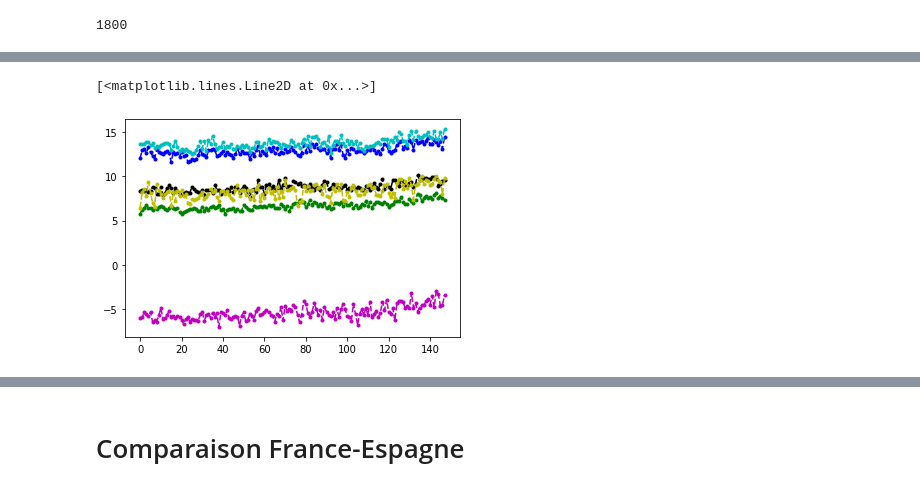
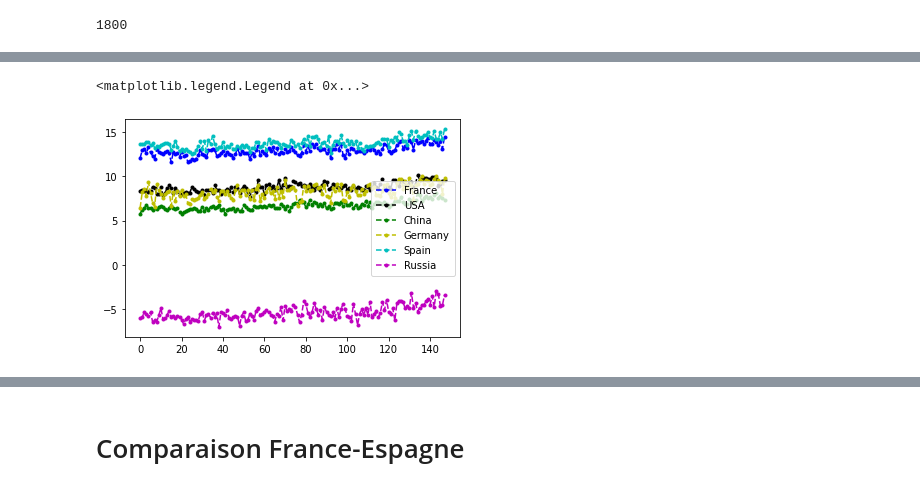
Before and after one commit to AntoineCOCHARD/DATA731-Country-temperature, a Jupyter notebook: proj.ipynb, the cells around one changed output, grey strips where cells are left out. Saved outputs shown, nothing was run; the diff lists cells and outputs as text; code cells hidden in the pictures.

```diff
--- a/proj.ipynb
+++ b/proj.ipynb
@@ -120,10 +122,11 @@ Text(0.5, 1.0, 'Spain')
 # %%
-plt.plot(data_france_years[1][1:], '.--b')
-plt.plot(data_usa_years[1][1:], '.--k')
-plt.plot(data_china_years[1][1:], '.--g')
-plt.plot(data_germany_years[1][1:], '.--y')
-plt.plot(data_spain_years[1][1:], '.--c')
-plt.plot(data_russia_years[1][1:], '.--m')
+plt.plot(france_years[1][1:], '.--b')
+plt.plot(usa_years[1][1:], '.--k')
+plt.plot(china_years[1][1:], '.--g')
+plt.plot(germany_years[1][1:], '.--y')
+plt.plot(spain_years[1][1:], '.--c')
+plt.plot(russia_years[1][1:], '.--m')
+plt.legend(["France","USA","China","Germany","Spain","Russia"], loc=5, mode="None", borderpad=0.5)
 # %% [output]
-[<matplotlib.lines.Line2D at 0x...>]
+<matplotlib.legend.Legend at 0x...>
-[figure, old version]
+[figure, new version]
```
Also changed, not shown: parts of 7 cells of this notebook.
